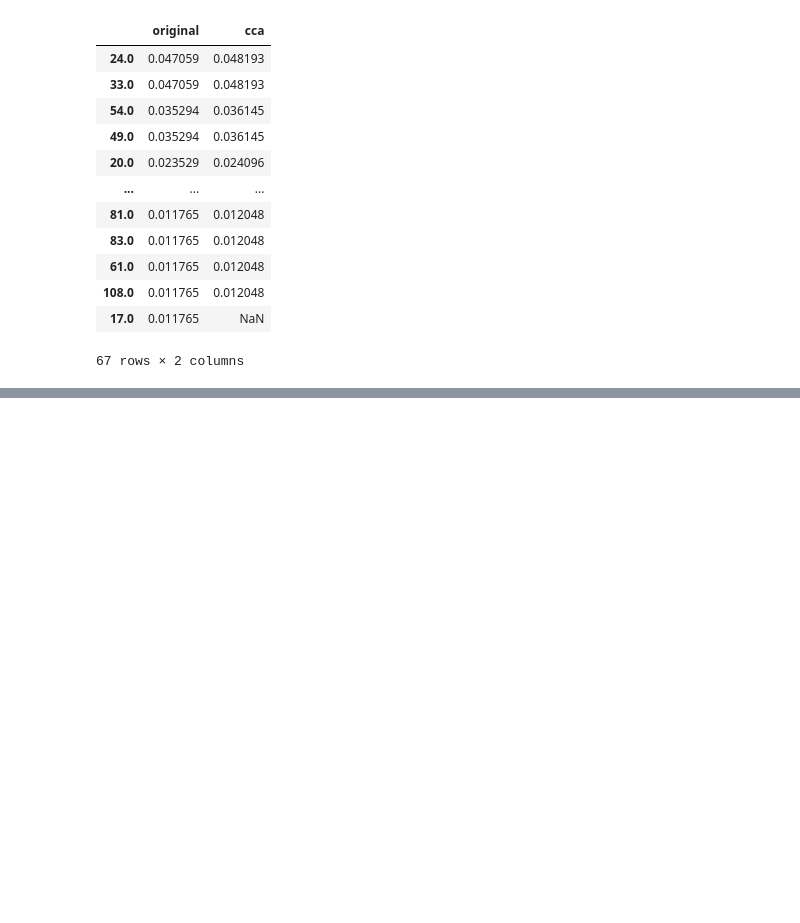
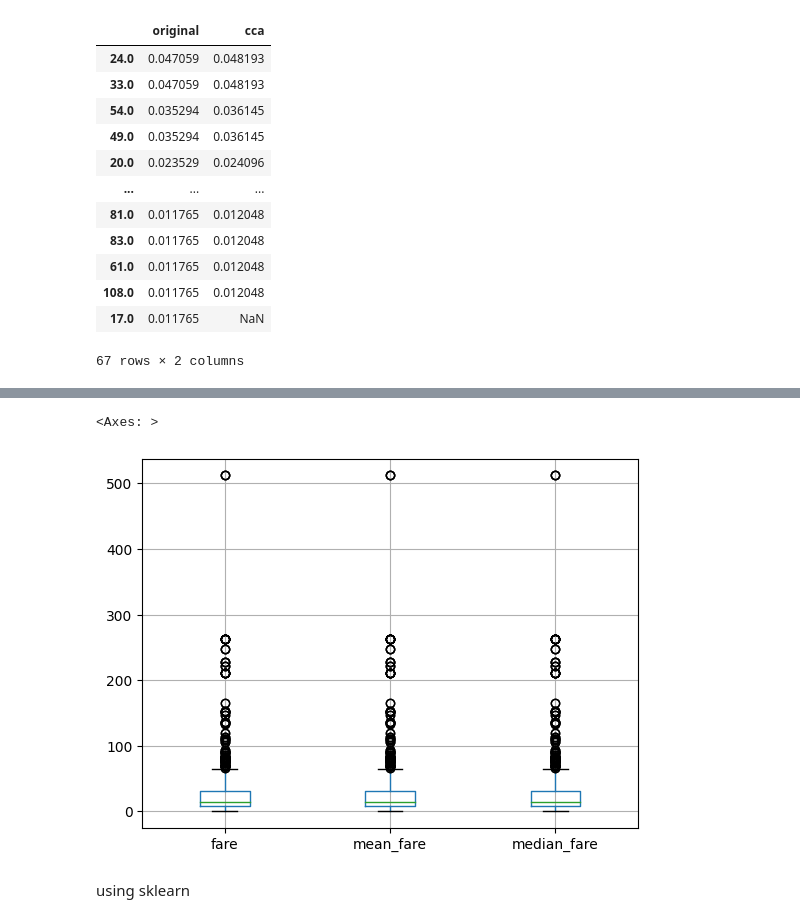
Before and after one commit to Reena6878/lohan, a Jupyter notebook: handling_missing_values.ipynb, the cells around one changed output, grey strips where cells are left out. Drawn from its saved outputs; the diff is of its cells as text; code cells hidden in the pictures; blank space fills up the shorter version.

```diff
--- a/handling_missing_values.ipynb
+++ b/handling_missing_values.ipynb
@@ -117,0 +229,7 @@ temp
+# %%
+x_train[['fare','mean_fare','median_fare']].boxplot()
+# %% [output]
+<Axes: >
+[figure, added]
+# %% [markdown]
+using sklearn
```
Also changed, not shown: parts of 16 cells of this notebook.
